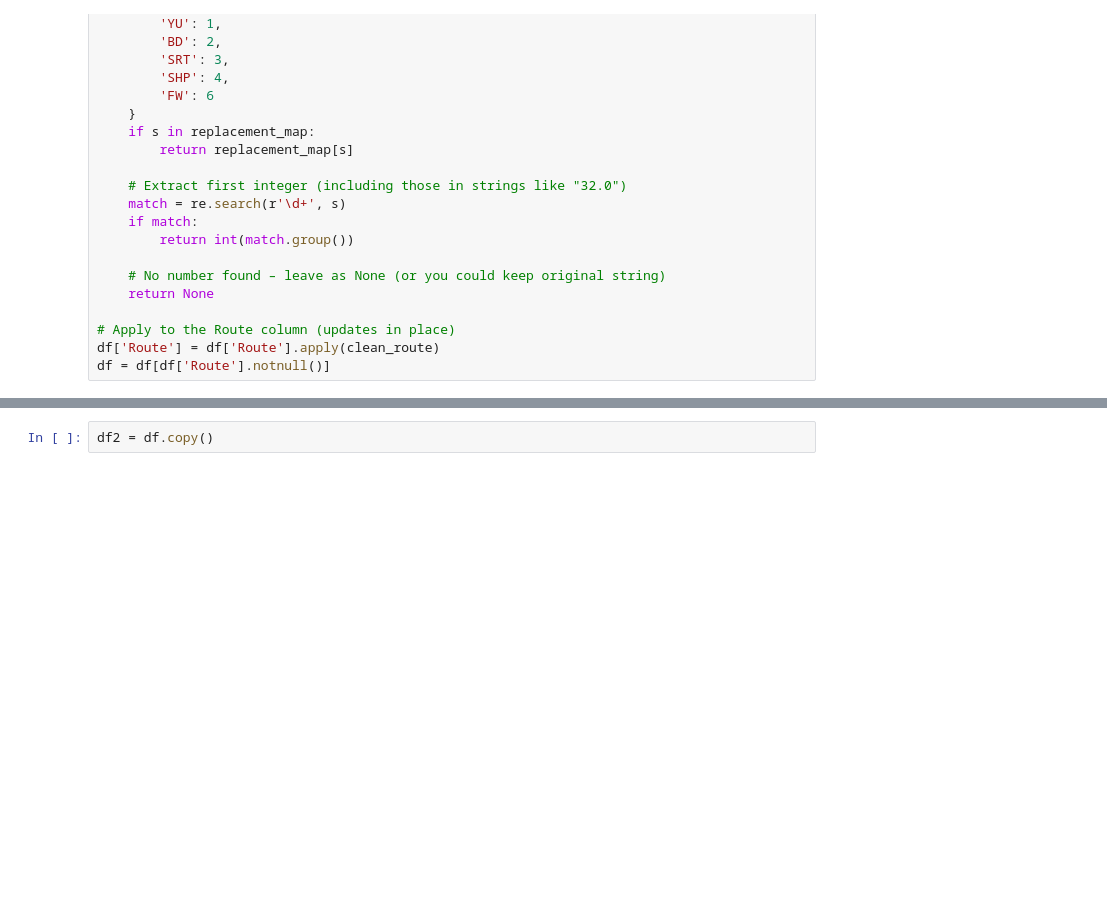
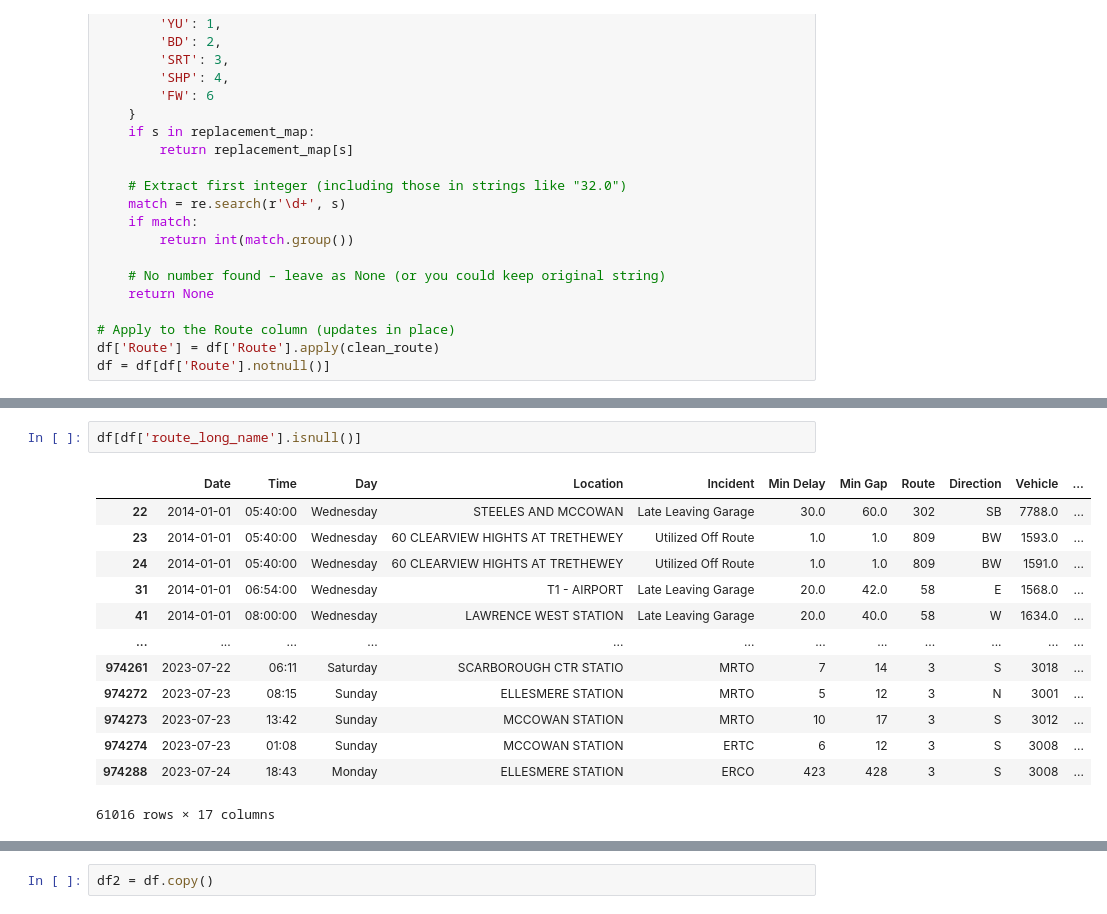
Before and after one commit to bainskarman/Toronto-Transit-Delays, a Jupyter notebook: full-transformation.ipynb, the cells around one changed output, grey strips where cells are left out. Drawn from its saved outputs; the diff is of its cells as text; blank space fills up the shorter version.

```diff
--- a/full-transformation.ipynb
+++ b/full-transformation.ipynb
@@ -1300,3 +964,19 @@ Sample values from df['Route'] (first 20):
+# %%
+df[df['route_long_name'].isnull()]
+# %% [output]
+|  | Date | Time | Day | Location | Incident | Min Delay | Min Gap | Route | Direction | Vehicle | ... |
+| 22 | 2014-01-01 | 05:40:00 | Wednesday | STEELES AND MCCOWAN | Late Leaving Garage | 30.0 | 60.0 | 302 | SB | 7788.0 | ... |
+| 23 | 2014-01-01 | 05:40:00 | Wednesday | 60 CLEARVIEW HIGHTS AT TRETHEWEY | Utilized Off Route | 1.0 | 1.0 | 809 | BW | 1593.0 | ... |
+| 24 | 2014-01-01 | 05:40:00 | Wednesday | 60 CLEARVIEW HIGHTS AT TRETHEWEY | Utilized Off Route | 1.0 | 1.0 | 809 | BW | 1591.0 | ... |
+| 31 | 2014-01-01 | 06:54:00 | Wednesday | T1 - AIRPORT | Late Leaving Garage | 20.0 | 42.0 | 58 | E | 1568.0 | ... |
+| 41 | 2014-01-01 | 08:00:00 | Wednesday | LAWRENCE WEST STATION | Late Leaving Garage | 20.0 | 40.0 | 58 | W | 1634.0 | ... |
+| ... | ... | ... | ... | ... | ... | ... | ... | ... | ... | ... | ... |
+| 974261 | 2023-07-22 | 06:11 | Saturday | SCARBOROUGH CTR STATIO | MRTO | 7 | 14 | 3 | S | 3018 | ... |
+| 974272 | 2023-07-23 | 08:15 | Sunday | ELLESMERE STATION | MRTO | 5 | 12 | 3 | N | 3001 | ... |
+| 974273 | 2023-07-23 | 13:42 | Sunday | MCCOWAN STATION | MRTO | 10 | 17 | 3 | S | 3012 | ... |
+| 974274 | 2023-07-23 | 01:08 | Sunday | MCCOWAN STATION | ERTC | 6 | 12 | 3 | S | 3008 | ... |
+| 974288 | 2023-07-24 | 18:43 | Monday | ELLESMERE STATION | ERCO | 423 | 428 | 3 | S | 3008 | ... |
+61016 rows × 17 columns
 # %%
 # ----------------------------------------------------------------------
 # Ensure Route is integer (clean up any floats or strings)
```
Also changed, not shown: parts of 33 cells of this notebook, 13 other files.
